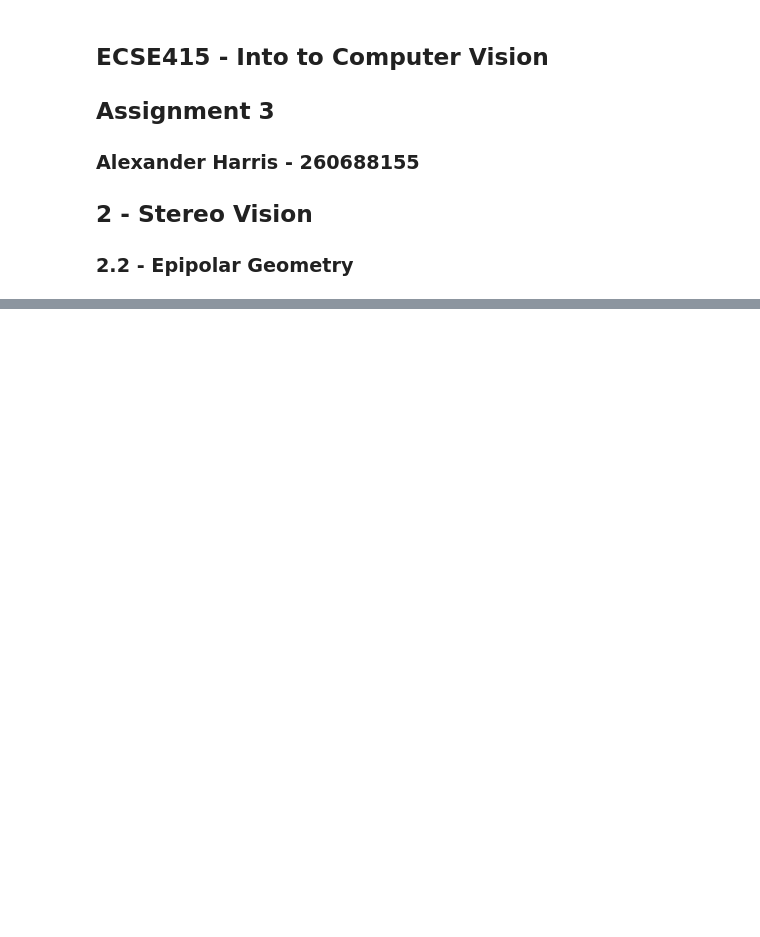
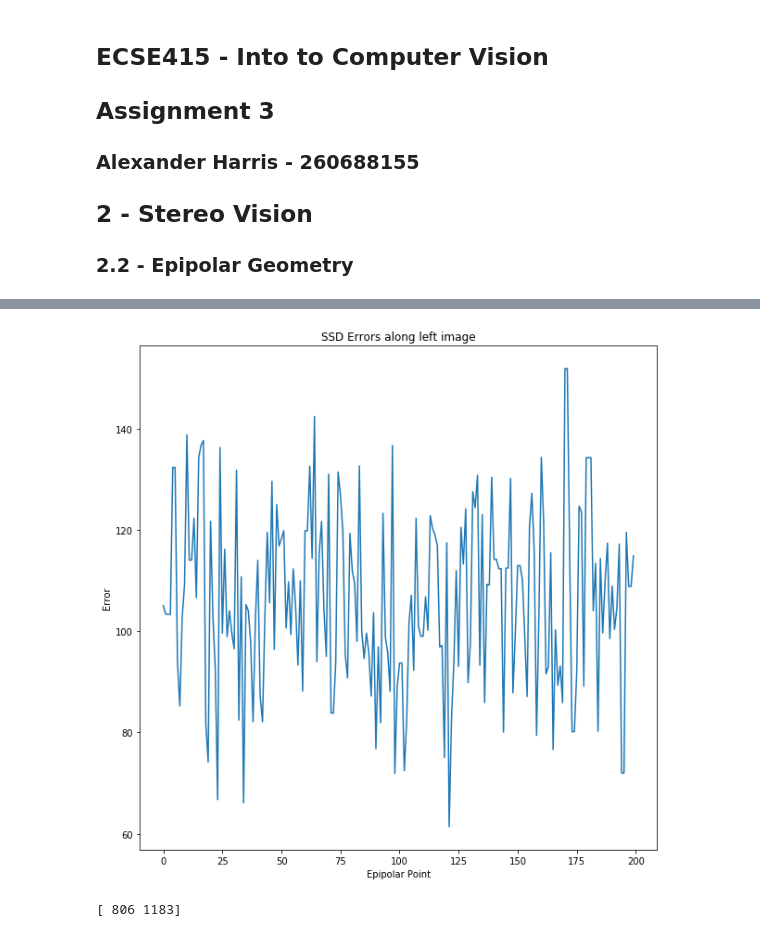
Before and after one commit to alexH2456/ECSE415, a Jupyter notebook: src/a3/Epipolar_Geometry.ipynb, the cells around one changed output, grey strips where cells are left out. Drawn from its saved outputs; the diff is of its cells as text; code cells hidden in the pictures; blank space fills up the shorter version.

Commit message:
More epipolar

```diff
--- a/src/a3/Epipolar_Geometry.ipynb
+++ b/src/a3/Epipolar_Geometry.ipynb
@@ -143,0 +151,42 @@ plt.show()
+# %%
+ssd = []
+h, w = imgL.shape
+for point in ptsL:
+    x = point[0]
+    y = point[1]
+    x1 = x
+    x2 = x + 5
+    if x2 > h:
+        x1 = x - 5
+        x2 = x
+    y1 = y
+    y2 = y + 5
+    if y2 > w:
+        y1 = y - 5
+        y2 = y
+
+    patch = imgL[x1:x2, y1:y2]
+    if patch.shape != patchR.shape:
+        patch = np.resize(patch, patchR.shape)
+    sq_diff = (patch - patchR) ** 2
+    summ = np.sum(sq_diff)
+    pixels = patch.shape[0] * patch.shape[1]
+    error = summ / pixels
+    ssd.append(error)
+# %%
+plt.figure(figsize=(10,10))
+x = np.arange(len(ssd[0:200]))
+plt.plot(x, ssd[0:200])
+# plt.xscale('log')
+plt.title('SSD Errors along left image')
+plt.ylabel('Error')
+plt.xlabel('Epipolar Point')
+plt.show()
+# %% [output]
+[figure, added]
+# %%
+min_ssd = np.argmin(ssd)
+min_point = ptsL[min_ssd]
+print(min_point)
+# %% [output]
+[ 806 1183]
```
Also changed, not shown: parts of 4 cells of this notebook, 1 other file.
